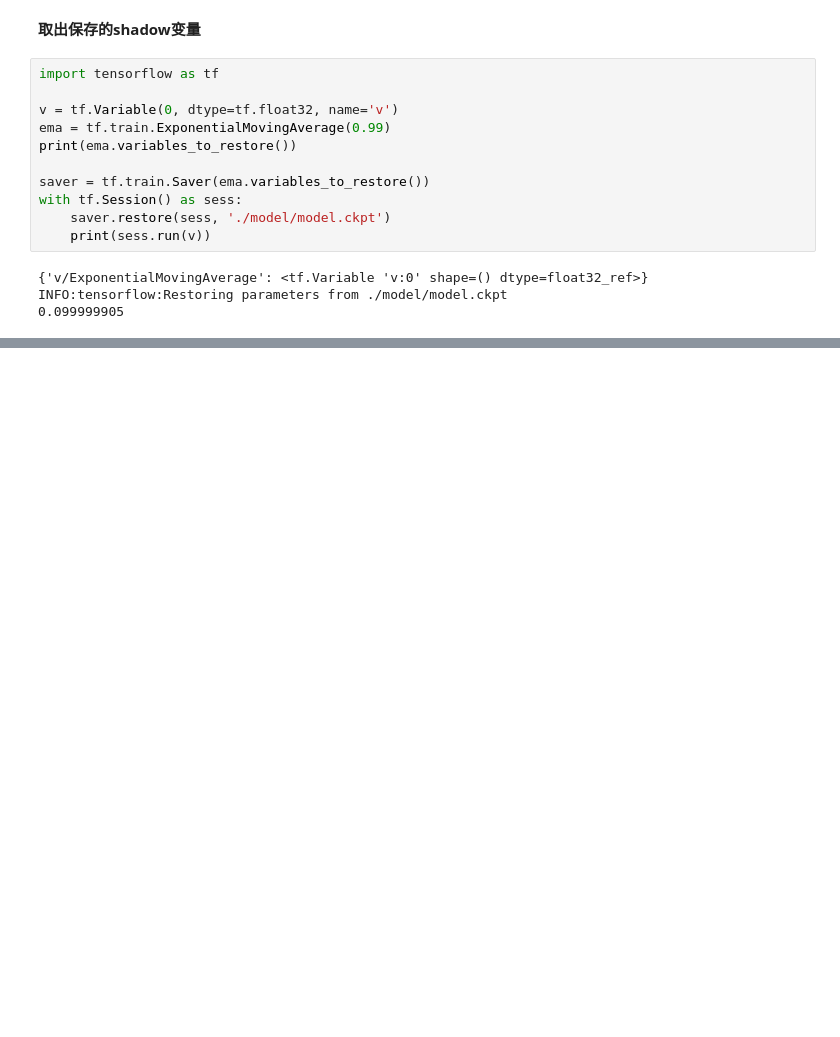
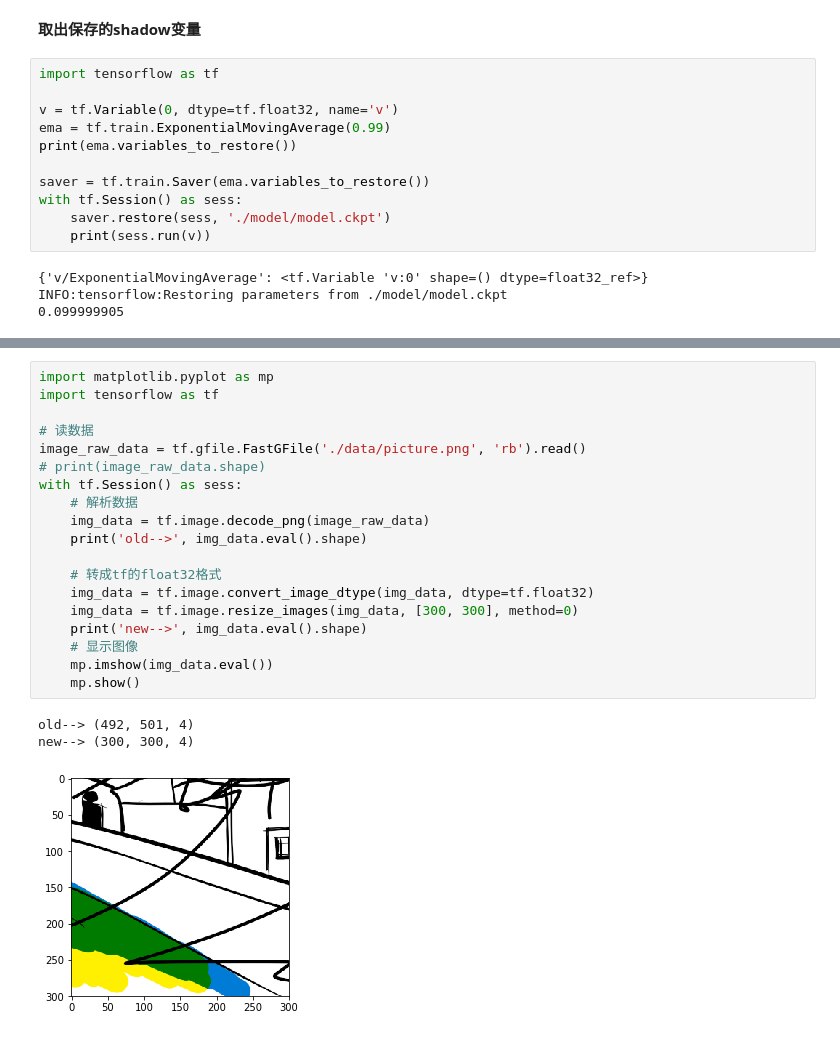
Before and after one commit to zhnin/mytensorflow, a Jupyter notebook: books/tensorflow_for_google_deep_learning/index.ipynb, the cells around one changed output, grey strips where cells are left out. Cells and saved outputs as stored; diff of their text form; blank space fills up the shorter version.

```diff
--- a/books/tensorflow_for_google_deep_learning/index.ipynb
+++ b/books/tensorflow_for_google_deep_learning/index.ipynb
@@ -830,0 +978,23 @@ INFO:tensorflow:Restoring parameters from ./model/model.ckpt
+# %%
+import matplotlib.pyplot as mp
+import tensorflow as tf
+
+# 读数据
+image_raw_data = tf.gfile.FastGFile('./data/picture.png', 'rb').read()
+# print(image_raw_data.shape)
+with tf.Session() as sess:
+    # 解析数据
+    img_data = tf.image.decode_png(image_raw_data)
+    print('old-->', img_data.eval().shape)
+
+    # 转成tf的float32格式
+    img_data = tf.image.convert_image_dtype(img_data, dtype=tf.float32)
+    img_data = tf.image.resize_images(img_data, [300, 300], method=0)
+    print('new-->', img_data.eval().shape)
+    # 显示图像
+    mp.imshow(img_data.eval())
+    mp.show()
+# %% [output]
+old--> (492, 501, 4)
+new--> (300, 300, 4)
+[figure, added]
```
Also changed, not shown: parts of 41 cells of this notebook, 1 other file.
